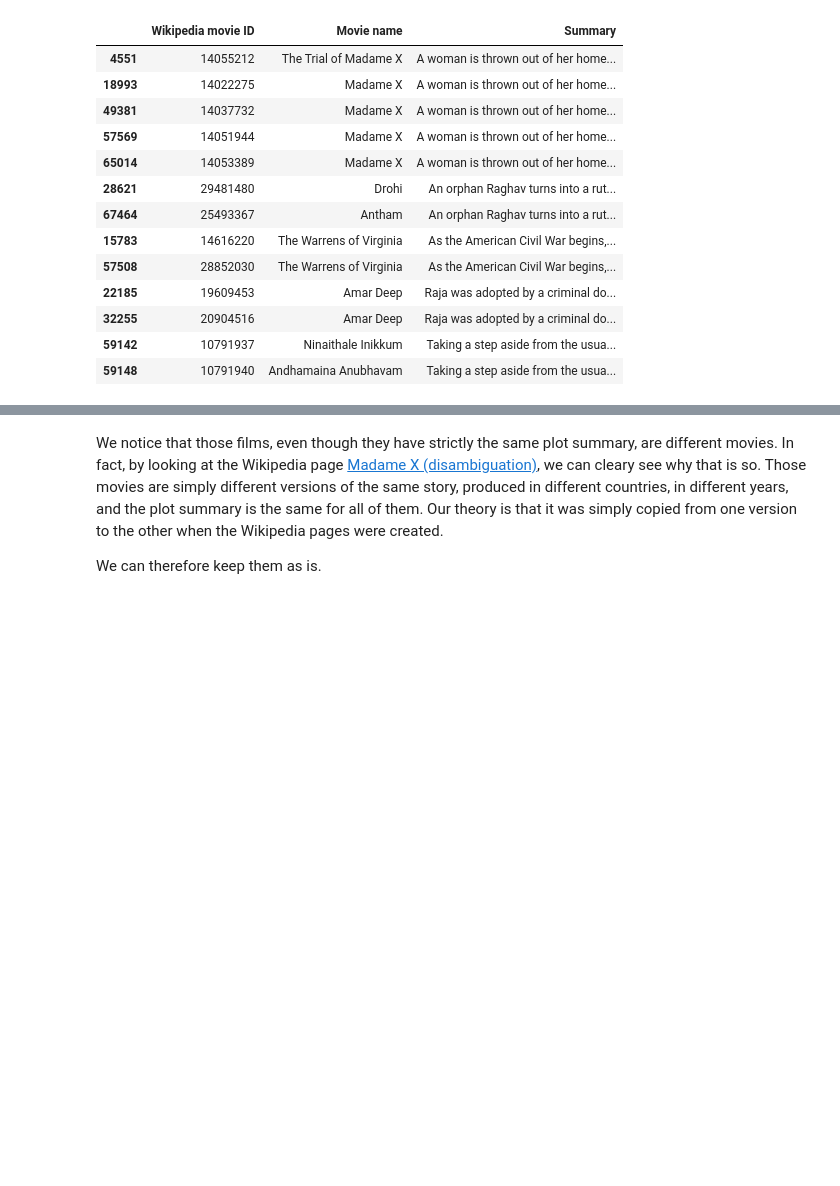
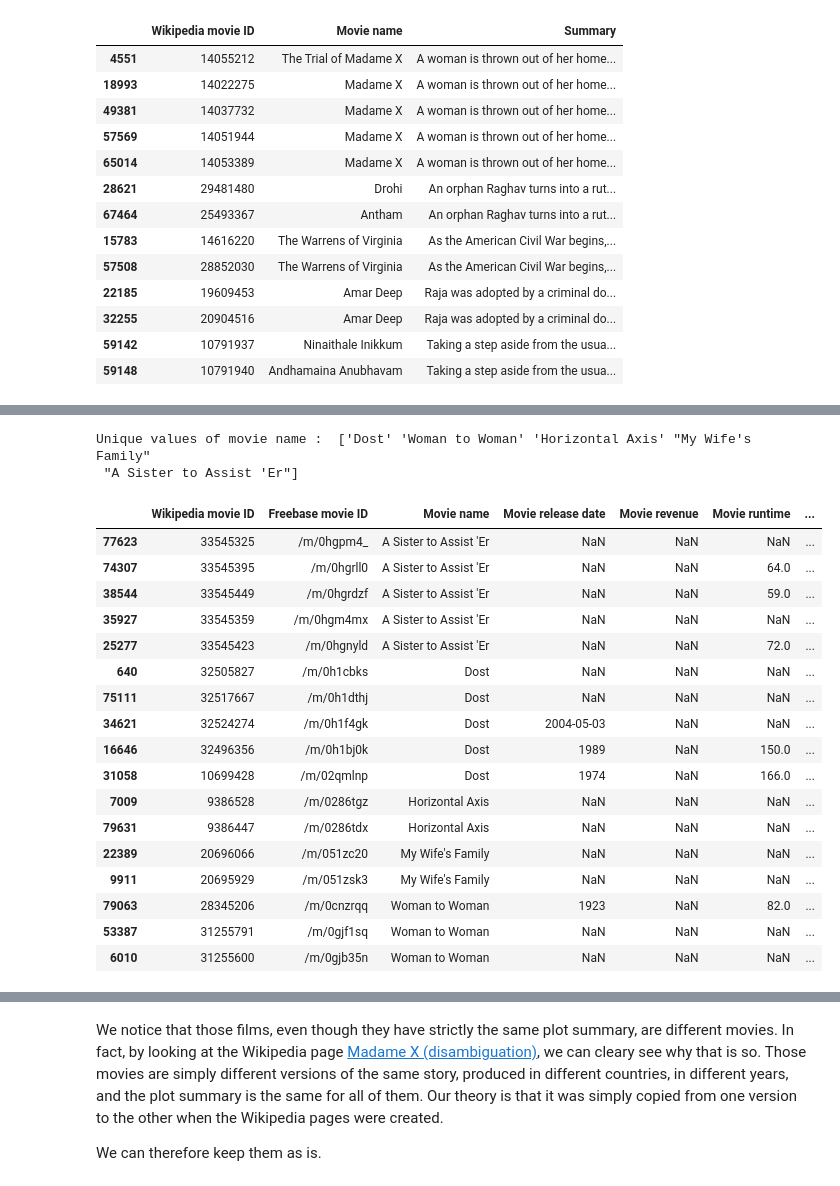
Before and after one commit to epfl-ada/ada-2023-project-workingteam2023, a Jupyter notebook: exploration/main.ipynb, the cells around one changed output, grey strips where cells are left out. Cells and saved outputs as stored; diff of their text form; code cells hidden in the pictures; blank space fills up the shorter version.

Commit message:
check for duplicates updated -> understand&decide

```diff
--- a/exploration/main.ipynb
+++ b/exploration/main.ipynb
@@ -132,0 +122,31 @@ madame_x
+# %%
+# Check for duplicates on all columns except for the ID columns
+check_duplicates = all_movies[all_movies.duplicated(subset=["Movie name", "Movie release date", "Movie revenue", "Movie languages", "Movie genres", "Movie countries", "Movie runtime", "Summary"], keep=False)]
+duplicated_movie_names = check_duplicates["Movie name"].unique()
+
+# filter all_movies to keep only the movies with name in duplicated_movie_names
+duplicated_movies = all_movies[all_movies["Movie name"].isin(duplicated_movie_names)]
+
+# sort by movie name
+duplicated_movies.sort_values(by=["Movie name"])
+# %% [output]
+Unique values of movie name :  ['Dost' 'Woman to Woman' 'Horizontal Axis' "My Wife's Family"
+ "A Sister to Assist 'Er"]
+|  | Wikipedia movie ID | Freebase movie ID | Movie name | Movie release date | Movie revenue | Movie runtime | ... |
+| 77623 | 33545325 | /m/0hgpm4_ | A Sister to Assist 'Er | NaN | NaN | NaN | ... |
+| 74307 | 33545395 | /m/0hgrll0 | A Sister to Assist 'Er | NaN | NaN | 64.0 | ... |
+| 38544 | 33545449 | /m/0hgrdzf | A Sister to Assist 'Er | NaN | NaN | 59.0 | ... |
+| 35927 | 33545359 | /m/0hgm4mx | A Sister to Assist 'Er | NaN | NaN | NaN | ... |
+| 25277 | 33545423 | /m/0hgnyld | A Sister to Assist 'Er | NaN | NaN | 72.0 | ... |
+| 640 | 32505827 | /m/0h1cbks | Dost | NaN | NaN | NaN | ... |
+| 75111 | 32517667 | /m/0h1dthj | Dost | NaN | NaN | NaN | ... |
+| 34621 | 32524274 | /m/0h1f4gk | Dost | 2004-05-03 | NaN | NaN | ... |
+| 16646 | 32496356 | /m/0h1bj0k | Dost | 1989 | NaN | 150.0 | ... |
+| 31058 | 10699428 | /m/02qmlnp | Dost | 1974 | NaN | 166.0 | ... |
+| 7009 | 9386528 | /m/0286tgz | Horizontal Axis | NaN | NaN | NaN | ... |
+| 79631 | 9386447 | /m/0286tdx | Horizontal Axis | NaN | NaN | NaN | ... |
+| 22389 | 20696066 | /m/051zc20 | My Wife's Family | NaN | NaN | NaN | ... |
+| 9911 | 20695929 | /m/051zsk3 | My Wife's Family | NaN | NaN | NaN | ... |
+| 79063 | 28345206 | /m/0cnzrqq | Woman to Woman | 1923 | NaN | 82.0 | ... |
+| 53387 | 31255791 | /m/0gjf1sq | Woman to Woman | NaN | NaN | NaN | ... |
+| 6010 | 31255600 | /m/0gjb35n | Woman to Woman | NaN | NaN | NaN | ... |
```
Also changed, not shown: parts of 10 cells of this notebook.
